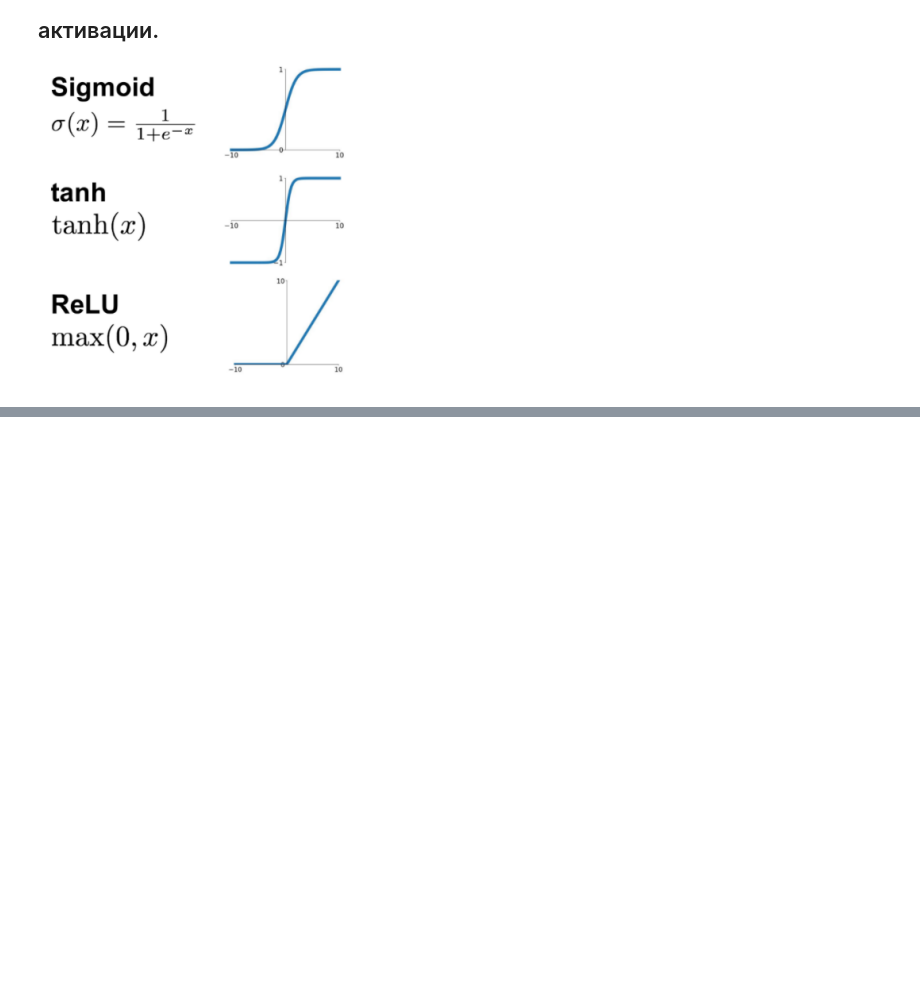
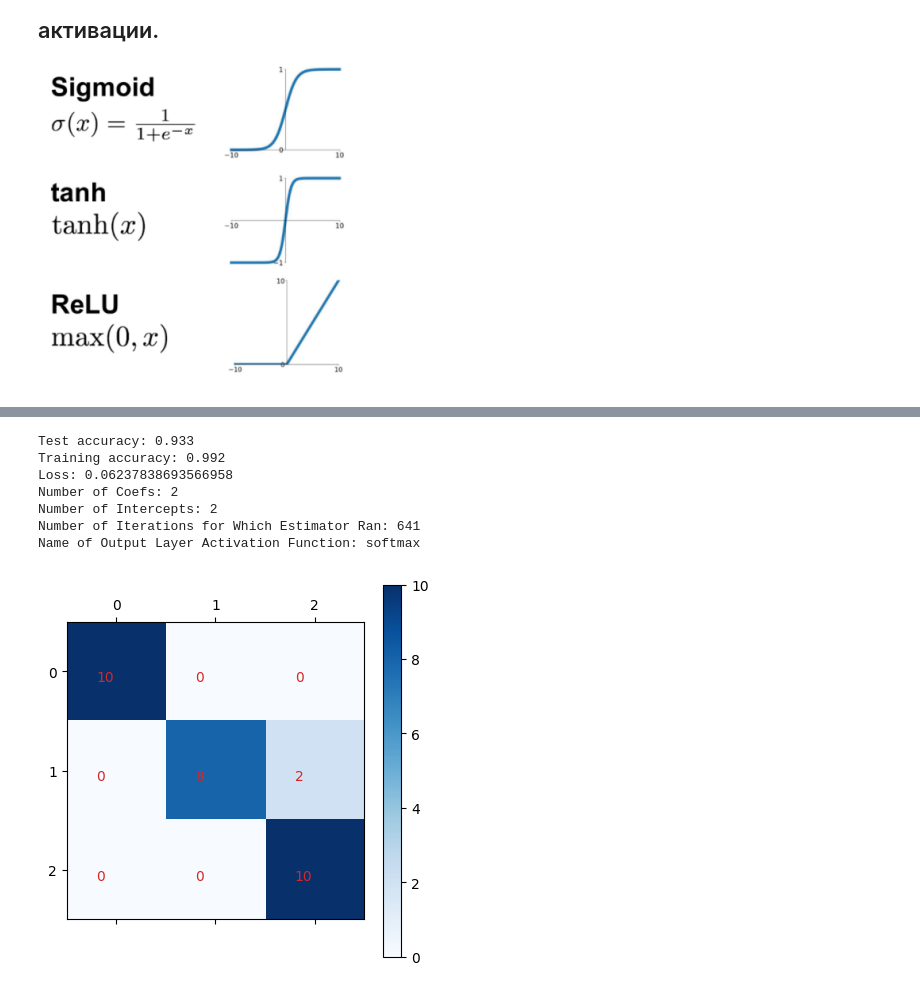
Before and after one commit to M4yd3/uni-ai, a Jupyter notebook: Marchenko_S_Workbook7.ipynb, the cells around one changed output, grey strips where cells are left out. Saved outputs shown, nothing was run; the diff lists cells and outputs as text; code cells hidden in the pictures; blank space fills up the shorter version.

```diff
--- a/Marchenko_S_Workbook7.ipynb
+++ b/Marchenko_S_Workbook7.ipynb
@@ -87,0 +137,75 @@ class NeuralNetwork2:
+# %%
+import matplotlib.pyplot as plt
+import pandas as pd
+from sklearn.metrics import confusion_matrix
+from sklearn.model_selection import train_test_split
+from sklearn.neural_network import MLPClassifier, MLPRegressor
+
+
+def plot_confusion_matrix(y_test, y_pred):
+    conf_mat = confusion_matrix(y_test, y_pred)
+    size = range(len(conf_mat))
+
+    plt.matshow(conf_mat, cmap=plt.cm.Blues, fignum=1)
+    plt.yticks(size, size)
+    plt.xticks(size, size)
+    plt.colorbar()
+    for i in size:
+        for j in size:
+            plt.text(i - 0.2, j + 0.1, str(conf_mat[j, i]), color='tab:red')
+
+    plt.show()
+
+
+def classification():
+    iris = pd.read_csv(
+        'https://gist.githubusercontent.com/netj/8836201/raw/6f9306ad21398ea43cba4f7d537619d0e07d5ae3/iris.csv')
+    x_iris, y_iris = iris.iloc[:, :-1], iris.iloc[:, -1]
+    x_train, x_test, y_train, y_test = train_test_split(x_iris, y_iris, train_size=0.8, test_size=0.2, stratify=y_iris,
+                                                        random_state=123)
+
+    mlp_classifier = MLPClassifier(random_state=123, max_iter=1000)
+    mlp_classifier.fit(x_train, y_train)
+
+    print('Test accuracy: %.3f' % mlp_classifier.score(x_test, y_test))
+    print('Training accuracy: %.3f' % mlp_classifier.score(x_train, y_train))
+    print("Loss:", mlp_classifier.loss_)
+    print("Number of Coefs:", len(mlp_classifier.coefs_))
+    print("Number of Intercepts:", len(mlp_classifier.intercepts_))
+    print("Number of Iterations for Which Estimator Ran:", mlp_classifier.n_iter_)
+    print("Name of Output Layer Activation Function:", mlp_classifier.out_activation_)
+
+    plot_confusion_matrix(y_test, mlp_classifier.predict(x_test))
+
+
+def regression():
+    salary = pd.read_csv(
+        'https://raw.githubusercontent.com/AnnaShestova/salary-years-simple-linear-regression/master/Salary_Data.csv')
+    x_salary, y_salary = salary.iloc[:, :-1], salary.iloc[:, -1]
+    x_train, x_test, y_train, y_test = train_test_split(x_salary, y_salary, train_size=0.8, test_size=0.2,
+                                                        random_state=123)
+
+    mlp_regressor = MLPRegressor(random_state=123, max_iter=50000)
+    mlp_regressor.fit(x_train, y_train)
+
+    print('Test R^2 accuracy: %.3f' % mlp_regressor.score(x_test, y_test))
+    print('Training R^2 accuracy: %.3f' % mlp_regressor.score(x_train, y_train))
+    print("Loss:", mlp_regressor.loss_)
+    print("Number of Coefs:", len(mlp_regressor.coefs_))
+    print("Number of Intercepts:", len(mlp_regressor.intercepts_))
+    print("Number of Iterations for Which Estimator Ran:", mlp_regressor.n_iter_)
+    print("Name of Output Layer Activation Function:", mlp_regressor.out_activation_)
+
+
+if __name__ == '__main__':
+    classification()
+    regression()
+# %% [output]
+Test accuracy: 0.933
+Training accuracy: 0.992
+Loss: 0.06237838693566958
+Number of Coefs: 2
+Number of Intercepts: 2
+Number of Iterations for Which Estimator Ran: 641
+Name of Output Layer Activation Function: softmax
+[figure, added]
```
Also changed, not shown: parts of 3 cells of this notebook.
